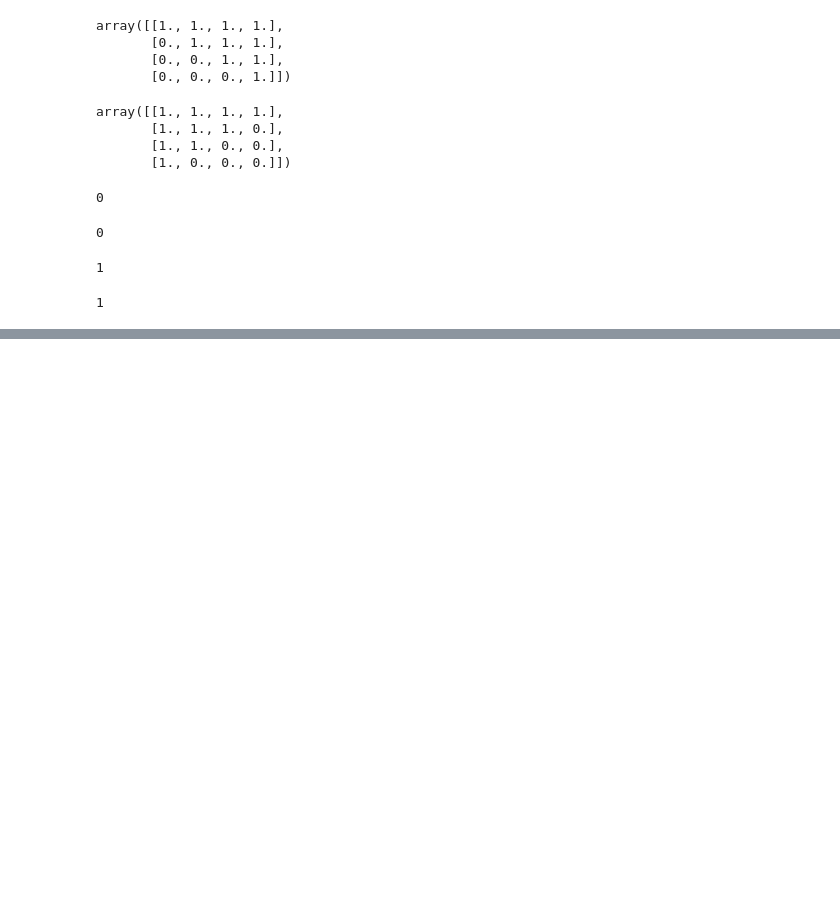
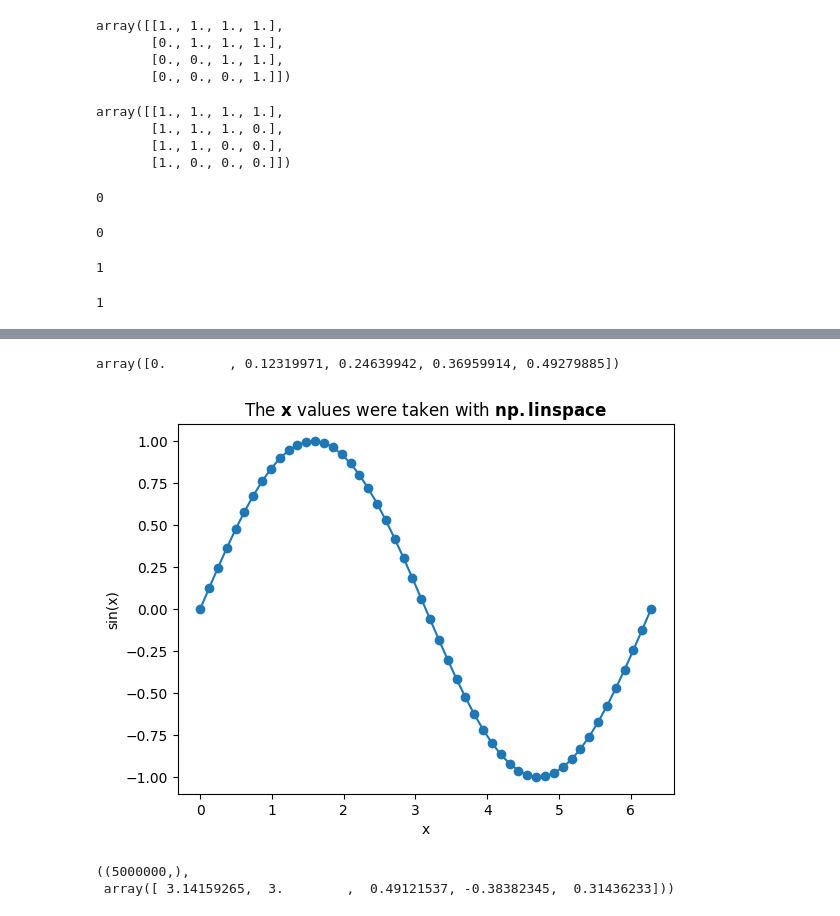
Before and after one commit to zbenmo/yapy3c, a Jupyter notebook: part_II_np.ipynb, the cells around one changed output, grey strips where cells are left out. Cells and saved outputs as stored; diff of their text form; code cells hidden in the pictures; blank space fills up the shorter version.

```diff
--- a/part_II_np.ipynb
+++ b/part_II_np.ipynb
@@ -147,0 +350,21 @@ len(arr.shape)
+# %%
+x = np.linspace(0, 2 * np.pi, 52)
+x[:5]
+# %% [output]
+array([0.        , 0.12319971, 0.24639942, 0.36959914, 0.49279885])
+# %%
+import matplotlib.pyplot as plt
+
+plt.plot(x, np.sin(x))
+plt.scatter(x, np.sin(x))
+plt.xlabel("x")
+plt.ylabel("sin(x)")
+plt.title("The " + r"$\bf{x}$" + " values were taken with " +r"$\bf{np.linspace}$");
+# %% [output]
+[figure, added]
+# %%
+a_or_3 = np.where(a > b, a, 3)
+a_or_3.shape, a_or_3[:5]
+# %% [output]
+((5000000,),
+ array([ 3.14159265,  3.        ,  0.49121537, -0.38382345,  0.31436233]))
```
Also changed, not shown: parts of 40 cells of this notebook, 12 other files.
